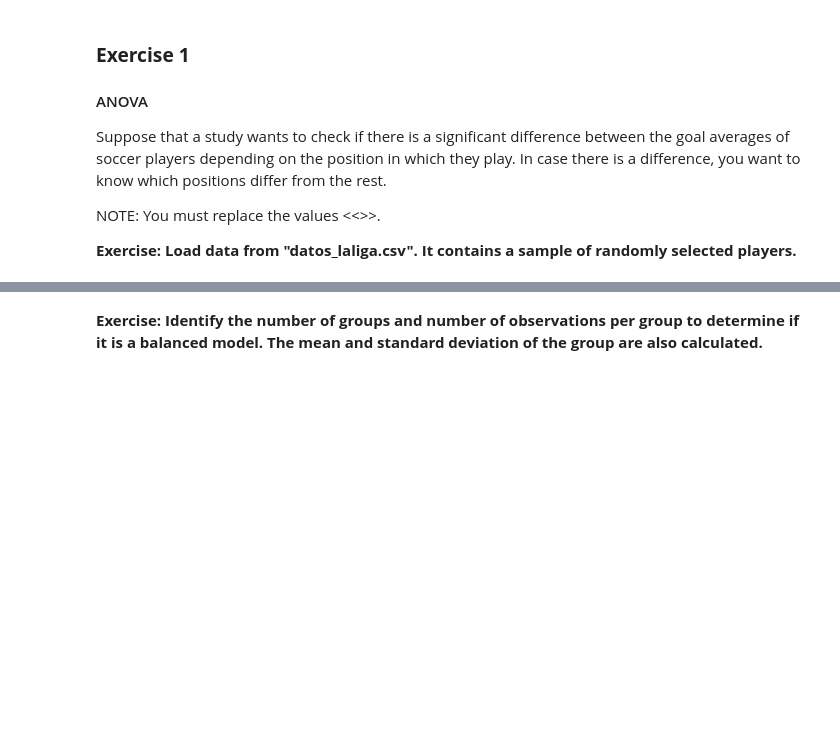
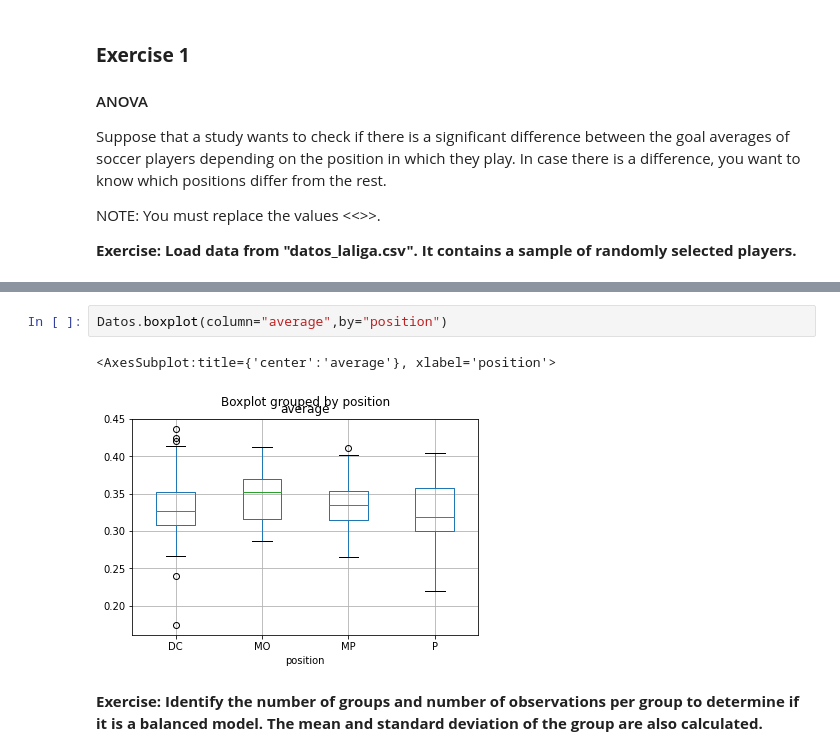
Before and after one commit to marfurt1/hypothesis-testing-exercises-project-with-python, a Jupyter notebook: notebook/problems.ipynb, the cells around one changed output, grey strips where cells are left out. Cells and saved outputs as stored; diff of their text form; blank space fills up the shorter version.

```diff
--- a/notebook/problems.ipynb
+++ b/notebook/problems.ipynb
@@ -22,3 +65,8 @@ Data_Frame.describe()
+# %%
+Datos.boxplot(column="average",by="position")
+# %% [output]
+<AxesSubplot:title={'center':'average'}, xlabel='position'>
+[figure, added]
 # %% [markdown]
 **Exercise: Identify the number of groups and number of observations per group to determine if it is a balanced model. The mean and standard deviation of the group are also calculated.**
 # %%
```
Also changed, not shown: parts of 15 cells of this notebook.
